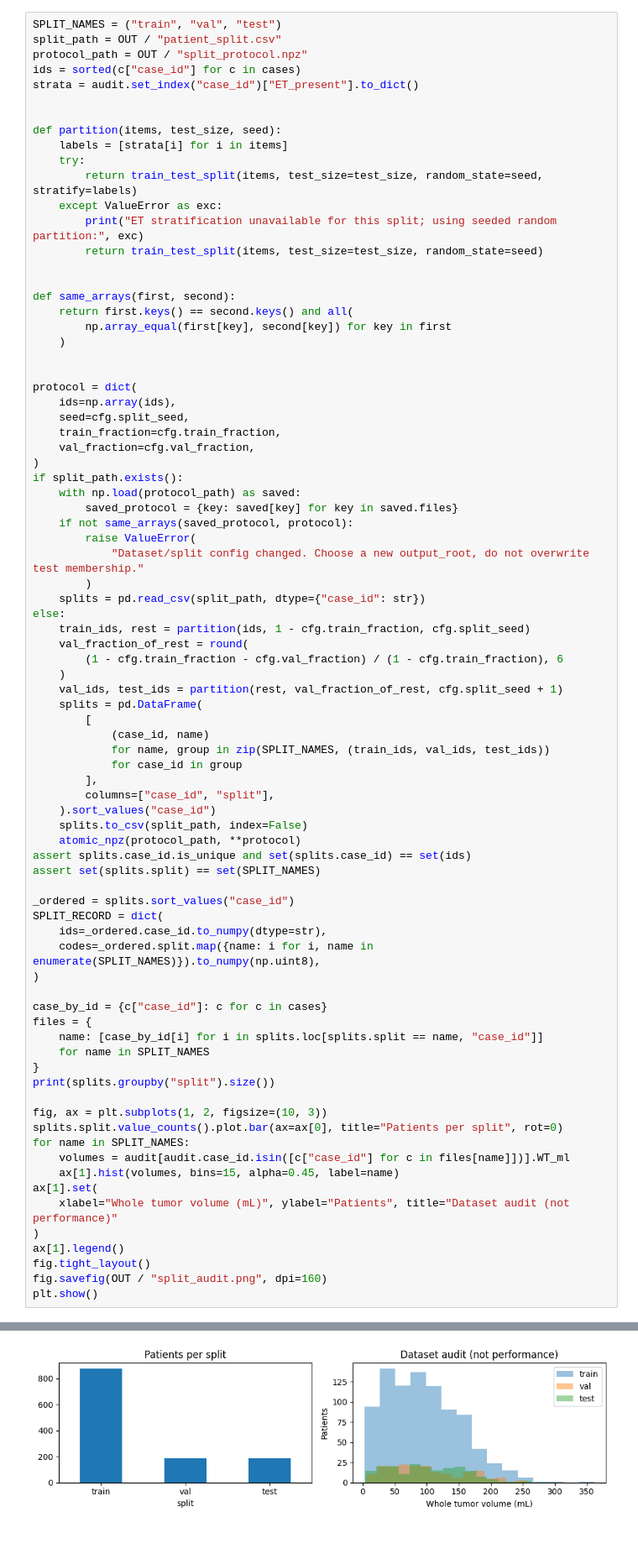
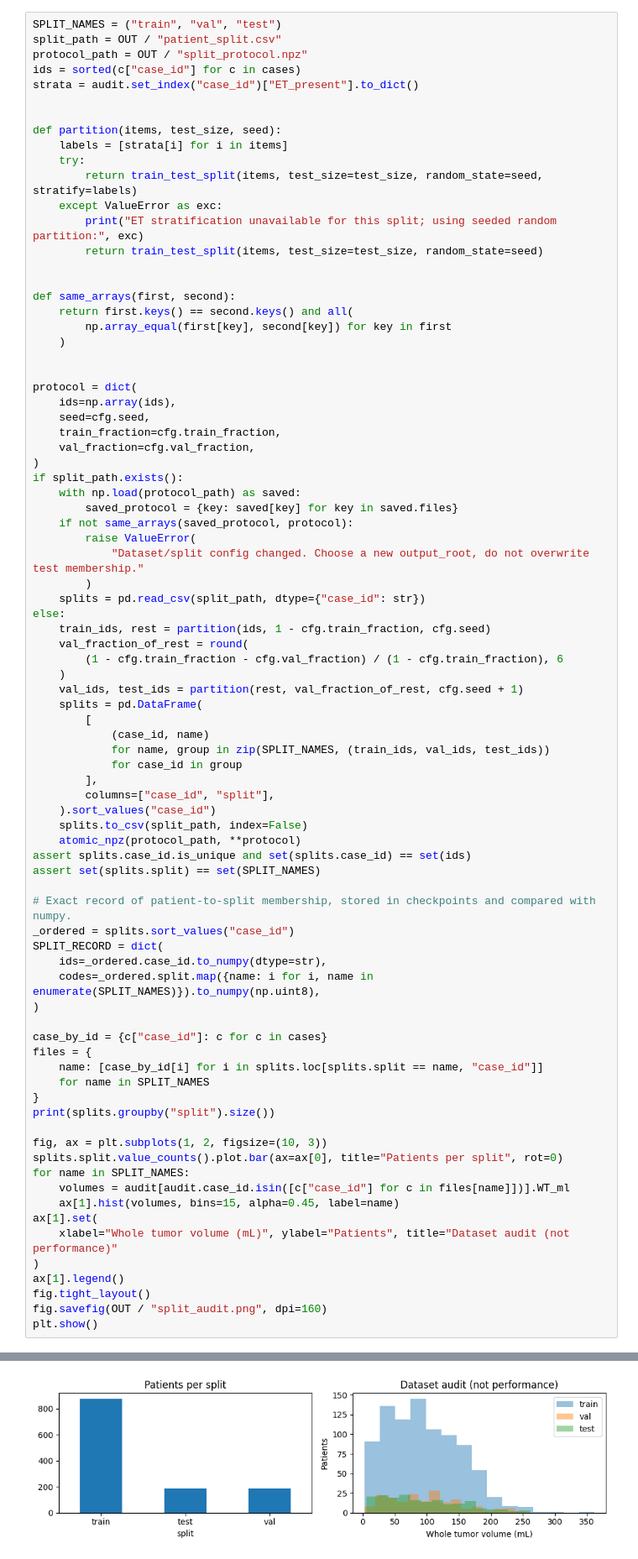
Before and after one commit to Vivek1-coder/moreg_mulitseed_ablation, a Jupyter notebook: moreg-without-skip-gates(42).ipynb, the cells around one changed output, grey strips where cells are left out. Shown at 84% size. Saved outputs shown, nothing was run; the diff lists cells and outputs as text.

```diff
--- a/moreg-without-skip-gates(42).ipynb
+++ b/moreg-without-skip-gates(42).ipynb
@@ -415,7 +372,7 @@ def same_arrays(first, second):
 
 protocol = dict(
     ids=np.array(ids),
-    seed=cfg.split_seed,
+    seed=cfg.seed,
     train_fraction=cfg.train_fraction,
     val_fraction=cfg.val_fraction,
 )
@@ -428,11 +385,11 @@ if split_path.exists():
         )
     splits = pd.read_csv(split_path, dtype={"case_id": str})
 else:
-    train_ids, rest = partition(ids, 1 - cfg.train_fraction, cfg.split_seed)
+    train_ids, rest = partition(ids, 1 - cfg.train_fraction, cfg.seed)
     val_fraction_of_rest = round(
         (1 - cfg.train_fraction - cfg.val_fraction) / (1 - cfg.train_fraction), 6
     )
-    val_ids, test_ids = partition(rest, val_fraction_of_rest, cfg.split_seed + 1)
+    val_ids, test_ids = partition(rest, val_fraction_of_rest, cfg.seed + 1)
     splits = pd.DataFrame(
         [
             (case_id, name)
@@ -446,38 +403,39 @@ else:
 assert splits.case_id.is_unique and set(splits.case_id) == set(ids)
 assert set(splits.split) == set(SPLIT_NAMES)
 
+# Exact record of patient-to-split membership, stored in checkpoints and compared with numpy.
 _ordered = splits.sort_values("case_id")
 SPLIT_RECORD = dict(
     ids=_ordered.case_id.to_numpy(dtype=str),
     codes=_ordered.split.map({name: i for i, name in enumerate(SPLIT_NAMES)}).to_numpy(np.uint8),
 )
 
 case_by_id = {c["case_id"]: c for c in cases}
 files = {
     name: [case_by_id[i] for i in splits.loc[splits.split == name, "case_id"]]
     for name in SPLIT_NAMES
 }
 print(splits.groupby("split").size())
 
 fig, ax = plt.subplots(1, 2, figsize=(10, 3))
 splits.split.value_counts().plot.bar(ax=ax[0], title="Patients per split", rot=0)
 for name in SPLIT_NAMES:
     volumes = audit[audit.case_id.isin([c["case_id"] for c in files[name]])].WT_ml
     ax[1].hist(volumes, bins=15, alpha=0.45, label=name)
 ax[1].set(
     xlabel="Whole tumor volume (mL)", ylabel="Patients", title="Dataset audit (not performance)"
 )
 ax[1].legend()
 fig.tight_layout()
 fig.savefig(OUT / "split_audit.png", dpi=160)
 plt.show()
 # %% [output]
 split
 test     188
 train    875
 val      188
 dtype: int64
-[figure, old version]
+[figure, new version]
 # %%
 def regions_from_labels(y):
     return np.stack([y > 0, (y == 1) | (y == 4), y == 4]).astype(np.float32)
```
Also changed, not shown: parts of 18 cells of this notebook, 3 other files.
